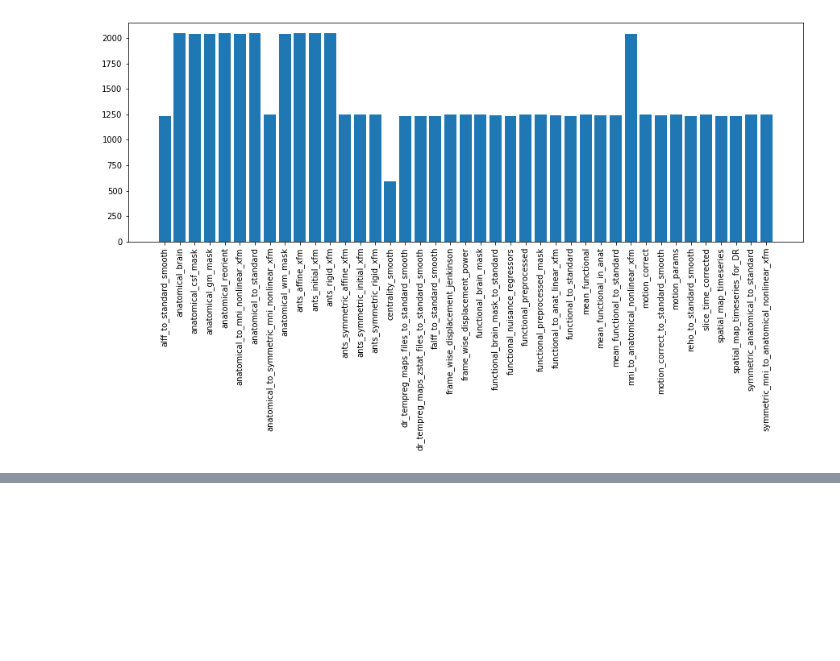
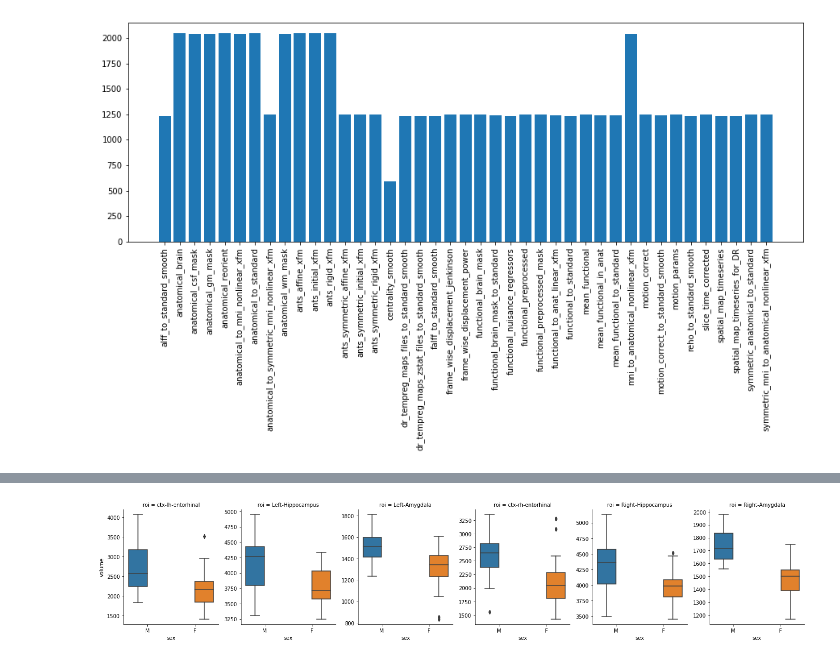
Before and after one commit to tbweng/rocklandsample-summary, a Jupyter notebook: stats.ipynb, the cells around one changed output, grey strips where cells are left out. Saved outputs shown, nothing was run; the diff lists cells and outputs as text; code cells hidden in the pictures; blank space fills up the shorter version.

```diff
--- a/stats.ipynb
+++ b/stats.ipynb
@@ -261,0 +464,19 @@ with open('derivs.pkl', 'wb') as f:
+# %%
+li = []
+for file in files:
+    sub=file.split('/')[1].split('_')[0].split('-')[1]
+    ses=file.split('/')[1].split('_')[1].split('-')[1]
+
+    f = pd.read_csv(file)
+    f['participant']=sub
+    f['session']=ses
+    roiList=[ 'ctx-lh-entorhinal', 'Left-Hippocampus', 'Left-Amygdala', 'ctx-rh-entorhinal', 'Right-Hippocampus', 'Right-Amygdala' ]
+
+    li.append(f[f['name'].isin(roiList)])
+
+frame = pd.concat(li, axis=0)
+frame.columns = frame.columns.str.lstrip()
+# %%
+frame = frame.merge(df[['participant', 'sex', 'age']], on='participant')
+# %%
+frame.rename(columns={'name':'roi'}, inplace=True)
@@ -261,0 +507,7 @@ with open('derivs.pkl', 'wb') as f:
+# %%
+g = sns.catplot(x="sex", y="volume",
+                hue="sex", col="roi",
+                data=frame, kind="box",
+                height=4, aspect=.8, sharey=False, legend = True)
+# %% [output]
+[figure, added]
```
Also changed, not shown: parts of 21 cells of this notebook.
